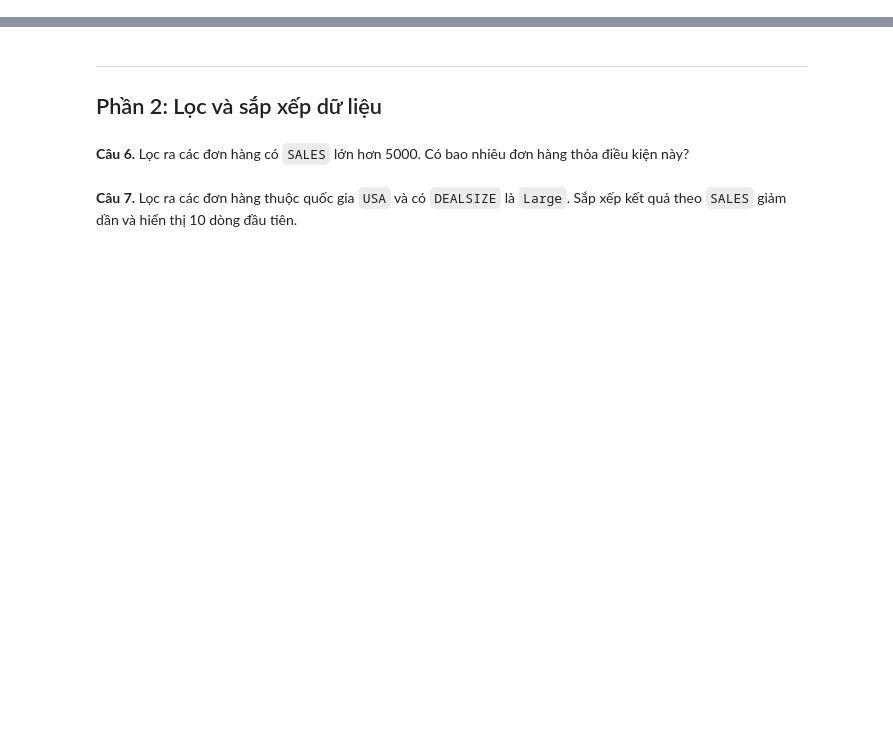
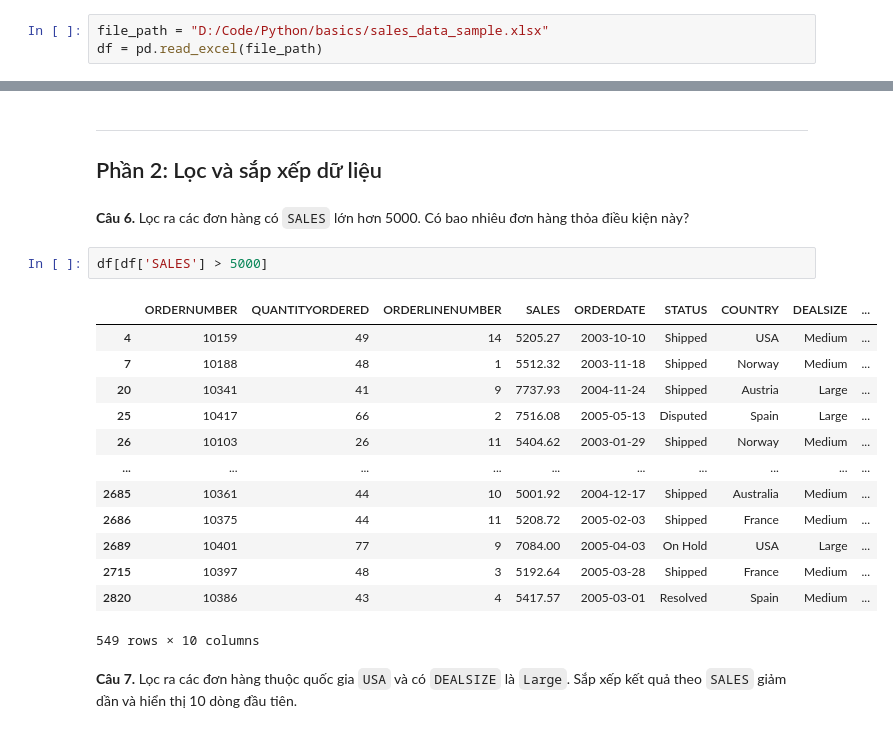
Before and after one commit to khanhtranduy258/Data-analytics-, a Jupyter notebook: basics/Buoi02_01.ipynb, the cells around one changed output, grey strips where cells are left out. Saved outputs shown, nothing was run; the diff lists cells and outputs as text; blank space fills up the shorter version.

```diff
--- a/basics/Buoi02_01.ipynb
+++ b/basics/Buoi02_01.ipynb
@@ -23,0 +29,3 @@
+# %%
+file_path = "D:/Code/Python/basics/sales_data_sample.xlsx"
+df = pd.read_excel(file_path)
@@ -34,5 +126,21 @@
 ## Phần 2: Lọc và sắp xếp dữ liệu
 # %% [markdown]
 **Câu 6.** Lọc ra các đơn hàng có `SALES` lớn hơn 5000. Có bao nhiêu đơn hàng thỏa điều kiện này?
+# %%
+df[df['SALES'] > 5000]
+# %% [output]
+|  | ORDERNUMBER | QUANTITYORDERED | ORDERLINENUMBER | SALES | ORDERDATE | STATUS | COUNTRY | DEALSIZE | ... |
+| 4 | 10159 | 49 | 14 | 5205.27 | 2003-10-10 | Shipped | USA | Medium | ... |
+| 7 | 10188 | 48 | 1 | 5512.32 | 2003-11-18 | Shipped | Norway | Medium | ... |
+| 20 | 10341 | 41 | 9 | 7737.93 | 2004-11-24 | Shipped | Austria | Large | ... |
+| 25 | 10417 | 66 | 2 | 7516.08 | 2005-05-13 | Disputed | Spain | Large | ... |
+| 26 | 10103 | 26 | 11 | 5404.62 | 2003-01-29 | Shipped | Norway | Medium | ... |
+| ... | ... | ... | ... | ... | ... | ... | ... | ... | ... |
+| 2685 | 10361 | 44 | 10 | 5001.92 | 2004-12-17 | Shipped | Australia | Medium | ... |
+| 2686 | 10375 | 44 | 11 | 5208.72 | 2005-02-03 | Shipped | France | Medium | ... |
+| 2689 | 10401 | 77 | 9 | 7084.00 | 2005-04-03 | On Hold | USA | Large | ... |
+| 2715 | 10397 | 48 | 3 | 5192.64 | 2005-03-28 | Shipped | France | Medium | ... |
+| 2820 | 10386 | 43 | 4 | 5417.57 | 2005-03-01 | Resolved | Spain | Medium | ... |
+549 rows × 10 columns
 # %% [markdown]
 **Câu 7.** Lọc ra các đơn hàng thuộc quốc gia `USA` và có `DEALSIZE` là `Large`. Sắp xếp kết quả theo `SALES` giảm dần và hiển thị 10 dòng đầu tiên.
```
Also changed, not shown: parts of 18 cells of this notebook, 35 other files.
